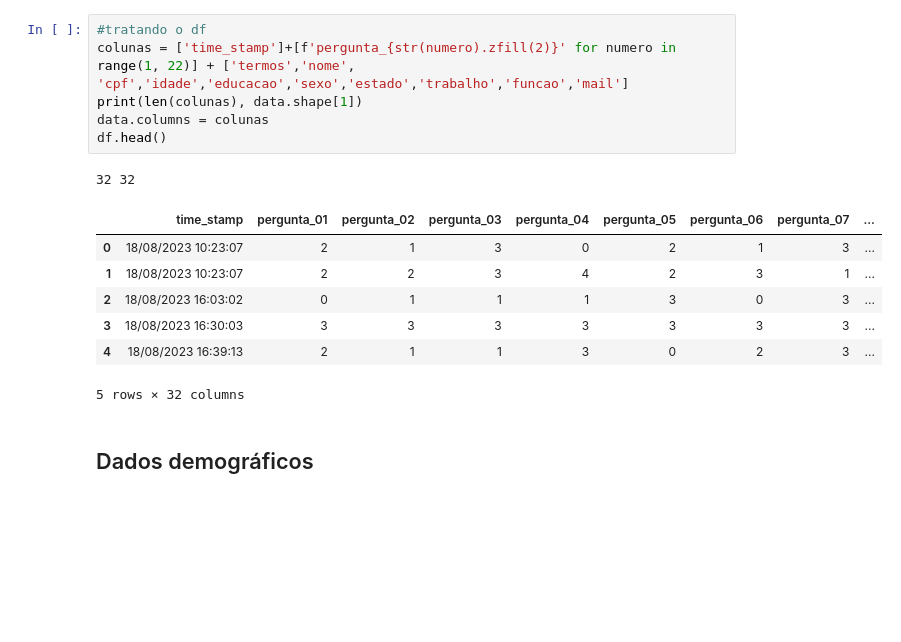
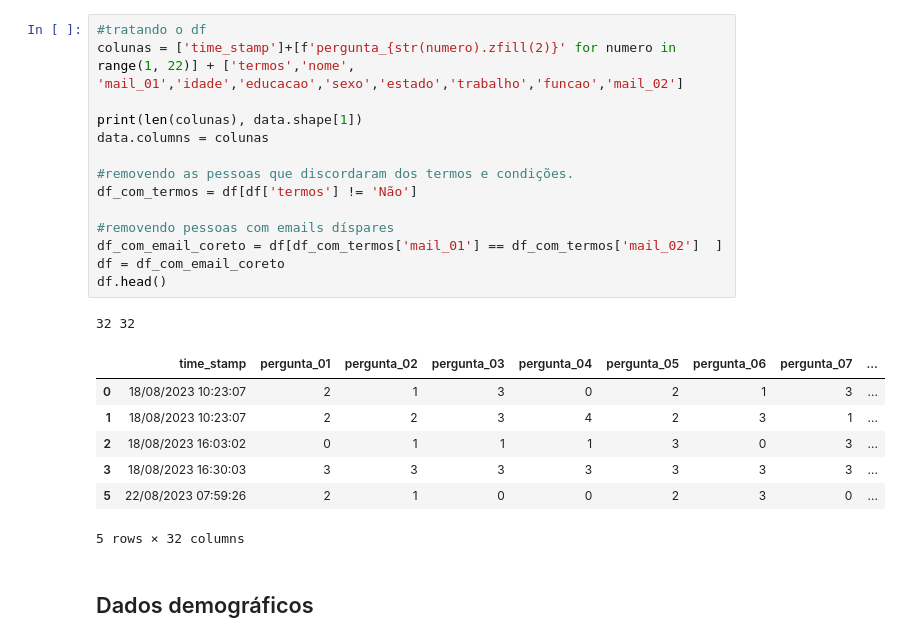
Before and after one commit to Briqz23/psychiatric-report-generator, a Jupyter notebook: src/domain/application/admin_chart.ipynb, the cells around one changed output. Drawn from its saved outputs; the diff is of its cells as text; blank space fills up the shorter version.

```diff
--- a/src/domain/application/admin_chart.ipynb
+++ b/src/domain/application/admin_chart.ipynb
@@ -18,17 +9,25 @@ df.head()
 # %%
 #tratando o df
-colunas = ['time_stamp']+[f'pergunta_{str(numero).zfill(2)}' for numero in range(1, 22)] + ['termos','nome', 'cpf','idade','educacao','sexo','estado','trabalho','funcao','mail']
+colunas = ['time_stamp']+[f'pergunta_{str(numero).zfill(2)}' for numero in range(1, 22)] + ['termos','nome', 'mail_01','idade','educacao','sexo','estado','trabalho','funcao','mail_02']
+
 print(len(colunas), data.shape[1])
 data.columns = colunas
+
+#removendo as pessoas que discordaram dos termos e condições.
+df_com_termos = df[df['termos'] != 'Não']
+
+#removendo pessoas com emails díspares
+df_com_email_coreto = df[df_com_termos['mail_01'] == df_com_termos['mail_02']  ]
+df = df_com_email_coreto
 df.head()
 # %% [output]
 32 32
 |  | time_stamp | pergunta_01 | pergunta_02 | pergunta_03 | pergunta_04 | pergunta_05 | pergunta_06 | pergunta_07 | ... |
 | 0 | 18/08/2023 10:23:07 | 2 | 1 | 3 | 0 | 2 | 1 | 3 | ... |
 | 1 | 18/08/2023 10:23:07 | 2 | 2 | 3 | 4 | 2 | 3 | 1 | ... |
 | 2 | 18/08/2023 16:03:02 | 0 | 1 | 1 | 1 | 3 | 0 | 3 | ... |
 | 3 | 18/08/2023 16:30:03 | 3 | 3 | 3 | 3 | 3 | 3 | 3 | ... |
-| 4 | 18/08/2023 16:39:13 | 2 | 1 | 1 | 3 | 0 | 2 | 3 | ... |
+| 5 | 22/08/2023 07:59:26 | 2 | 1 | 0 | 0 | 2 | 3 | 0 | ... |
 5 rows × 32 columns
 # %% [markdown]
 ## Dados demográficos
```
Also changed, not shown: parts of 5 cells of this notebook, 1 other file.
